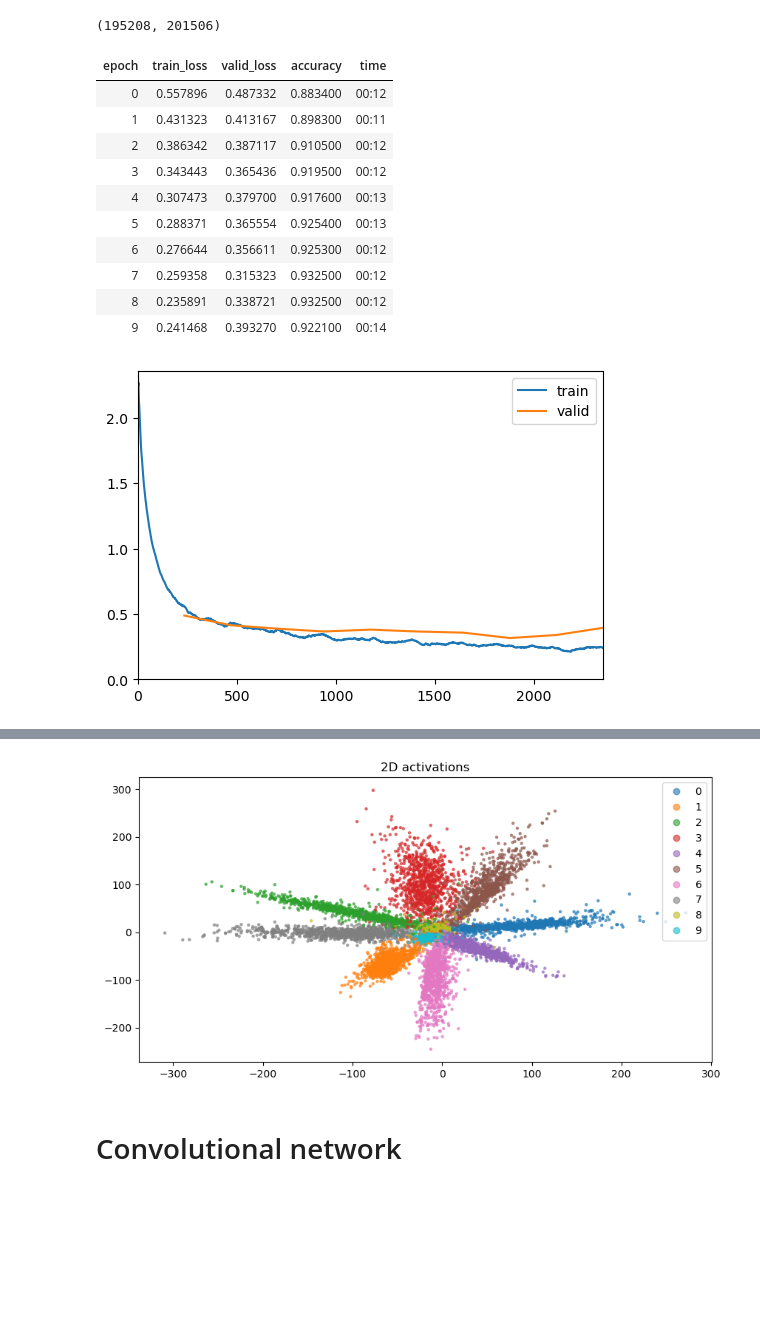
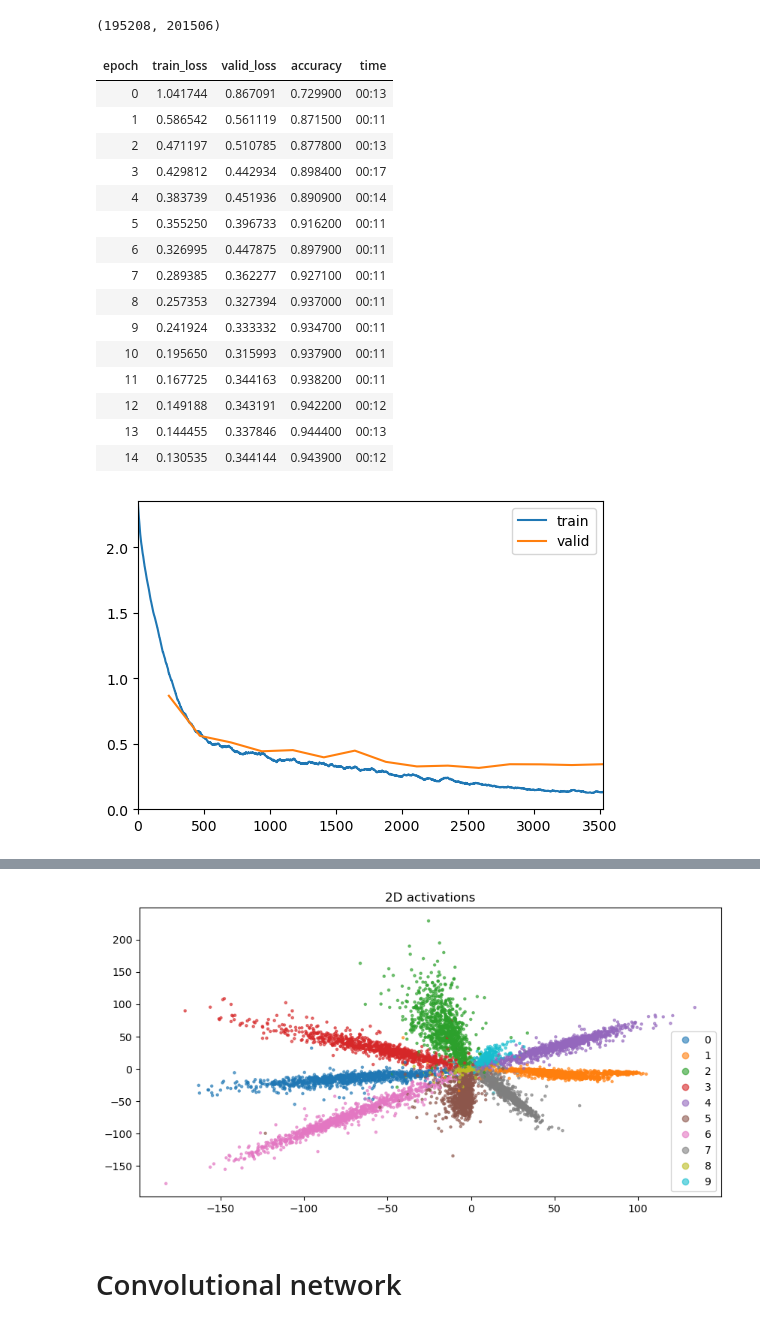
Before and after one commit to ssslakter/FastFF, a Jupyter notebook: nbs/00_mnist.ipynb, the cells around one changed output, grey strips where cells are left out. Saved outputs shown, nothing was run; the diff lists cells and outputs as text; code cells hidden in the pictures; blank space fills up the shorter version.

```diff
--- a/nbs/00_mnist.ipynb
+++ b/nbs/00_mnist.ipynb
@@ -56,6 +67,6 @@ model_ff = nn.Sequential(
 Add callback that flattens 28x28 images into vectors of size 784
 # %%
 @before_batch_cb
-def flatten(self, xb, yb):
+def flatten_cb(self, xb, yb):
     return (xb[0].view(-1,28*28),),yb
 # %%
@@ -79,5 +95,5 @@ learn.fit(10, lr=1e-2)
 # %%
-# TODO get activations each epoch during training
+#| export
 class Activations2D(HookCallback):
     def __init__(self, module = None, **kwargs):
         super().__init__([module], **kwargs)
@@ -92,17 +108,21 @@ class Activations2D(HookCallback):
         '''Store activations and targets for batch'''
         self.activations.append(self.hooks.stored[0])
         self.targets.append(self.yb[0])
-        super().after_batch()
 
     def after_fit(self):
         self.activations, self.targets = torch.cat(self.activations), torch.cat(self.targets)
         super().after_fit()
 
-    def show_acts(self, figsize=(10,5), ax=None, alpha=0.6, s=5, cmap='tab10', **kwargs):
+    def show_acts(self, ax=None, figsize=(10,5), alpha=0.6, s=5, cmap='tab10', **kwargs):
         if ax is None: _, ax = plt.subplots(figsize=figsize)
-        sc = ax.scatter(self.activations[:,0], self.activations[:,1], alpha=alpha,
-                   c=self.targets.tolist(), label=self.targets.tolist(), s=s, cmap=cmap, **kwargs)
+        u = self.targets.unique()
+        norm = mpl.colors.Normalize(vmin=0, vmax=len(u)-1)
+        if not isinstance(cmap,mpl.colors.Colormap): cmap = plt.get_cmap(cmap)
+        colors = cmap(norm(range(len(u))))
+        for col, l in zip(colors,u):
+            xs = self.activations[self.targets==l]
+            ax.scatter(xs[:,0], xs[:,1], alpha=alpha, color=col, label=l.item(), s=s, **kwargs)
         ax.set_title('2D activations')
-        ax.legend(*sc.legend_elements())
+        ax.legend()
 # %%
 act = Activations2D(model_ff[-3])
@@ -225,35 +224,40 @@ class FFF(nn.Module):
 # %%
 n_trees = 8                     # number of trees
 d = int(math.log2(h/n_trees)-1) # depth of the tree
-model_fff2 = nn.Sequential(FFF(28*28, 2, d, n_trees), nn.PReLU(), nn.Linear(2, 10))
+model_fff2 = nn.Sequential(ultrafastbert.FFF(28*28, 2, d, n_trees), nn.PReLU(), nn.Linear(2, 10))
 # %%
 num_params(model_fff2), num_params(model_ff)
 # %% [output]
 (195208, 201506)
 # %%
-cbs = [ShowGraphCallback(), flatten]
+cbs = [ShowGraphCallback(), flatten_cb]
 learn = Learner(dls, model_fff2, loss_func=F.cross_entropy, metrics=accuracy, opt_func = Adam, cbs=cbs)
-learn.fit(10, lr=2e-2)
+learn.fit_one_cycle(15, lr_max=2e-2)
 # %% [output]
 | epoch | train_loss | valid_loss | accuracy | time |
-| 0 | 0.557896 | 0.487332 | 0.883400 | 00:12 |
-| 1 | 0.431323 | 0.413167 | 0.898300 | 00:11 |
-| 2 | 0.386342 | 0.387117 | 0.910500 | 00:12 |
-| 3 | 0.343443 | 0.365436 | 0.919500 | 00:12 |
-| 4 | 0.307473 | 0.379700 | 0.917600 | 00:13 |
-| 5 | 0.288371 | 0.365554 | 0.925400 | 00:13 |
-| 6 | 0.276644 | 0.356611 | 0.925300 | 00:12 |
-| 7 | 0.259358 | 0.315323 | 0.932500 | 00:12 |
-| 8 | 0.235891 | 0.338721 | 0.932500 | 00:12 |
-| 9 | 0.241468 | 0.393270 | 0.922100 | 00:14 |
+| 0 | 1.041744 | 0.867091 | 0.729900 | 00:13 |
+| 1 | 0.586542 | 0.561119 | 0.871500 | 00:11 |
+| 2 | 0.471197 | 0.510785 | 0.877800 | 00:13 |
+| 3 | 0.429812 | 0.442934 | 0.898400 | 00:17 |
+| 4 | 0.383739 | 0.451936 | 0.890900 | 00:14 |
+| 5 | 0.355250 | 0.396733 | 0.916200 | 00:11 |
+| 6 | 0.326995 | 0.447875 | 0.897900 | 00:11 |
+| 7 | 0.289385 | 0.362277 | 0.927100 | 00:11 |
+| 8 | 0.257353 | 0.327394 | 0.937000 | 00:11 |
+| 9 | 0.241924 | 0.333332 | 0.934700 | 00:11 |
+| 10 | 0.195650 | 0.315993 | 0.937900 | 00:11 |
+| 11 | 0.167725 | 0.344163 | 0.938200 | 00:11 |
+| 12 | 0.149188 | 0.343191 | 0.942200 | 00:12 |
+| 13 | 0.144455 | 0.337846 | 0.944400 | 00:13 |
+| 14 | 0.130535 | 0.344144 | 0.943900 | 00:12 |
-[figure, old version]
+[figure, new version]
 # %%
 act = Activations2D(model_fff2[-3])
-learn.get_preds(dl = dls.valid, cbs=act)
+learn.get_preds(dl = dls.train, cbs=act)
 act.show_acts(figsize=(10,5), cmap='tab10')
 # %% [output]
 [interactive output not drawn]
-[figure, old version]
+[figure, new version]
 # %% [markdown]
 # Convolutional network
 # %%
```
Also changed, not shown: parts of 33 cells of this notebook, 17 other files.
